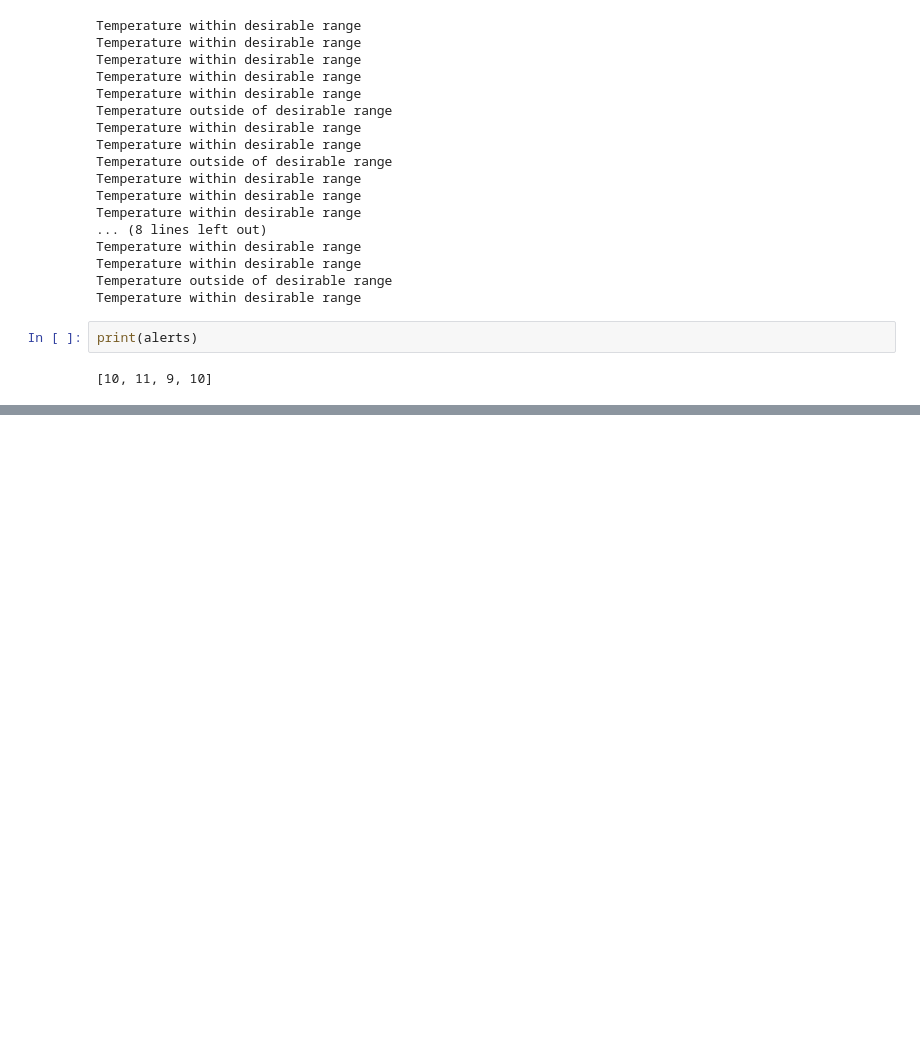
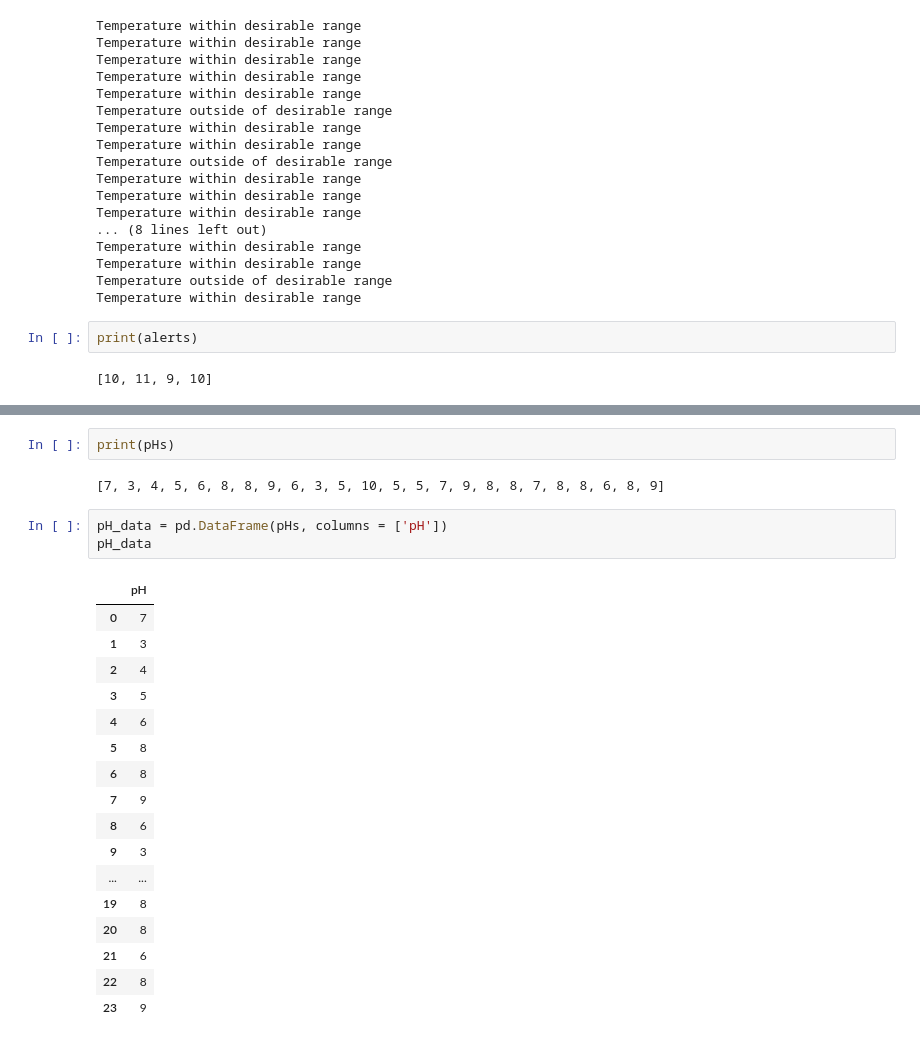
Before and after one commit to xwan438/Auqua, a Jupyter notebook: 159333_aquatech.ipynb, the cells around one changed output, grey strips where cells are left out. Cells and saved outputs as stored; diff of their text form; blank space fills up the shorter version.

```diff
--- a/159333_aquatech.ipynb
+++ b/159333_aquatech.ipynb
@@ -123,0 +153,25 @@ print(alerts)
+# %%
+print(pHs)
+# %% [output]
+[7, 3, 4, 5, 6, 8, 8, 9, 6, 3, 5, 10, 5, 5, 7, 9, 8, 8, 7, 8, 8, 6, 8, 9]
+# %%
+pH_data = pd.DataFrame(pHs, columns = ['pH'])
+pH_data
+# %% [output]
+|  | pH |
+| 0 | 7 |
+| 1 | 3 |
+| 2 | 4 |
+| 3 | 5 |
+| 4 | 6 |
+| 5 | 8 |
+| 6 | 8 |
+| 7 | 9 |
+| 8 | 6 |
+| 9 | 3 |
+| ... | ... |
+| 19 | 8 |
+| 20 | 8 |
+| 21 | 6 |
+| 22 | 8 |
+| 23 | 9 |
```
Also changed, not shown: parts of 5 cells of this notebook.
